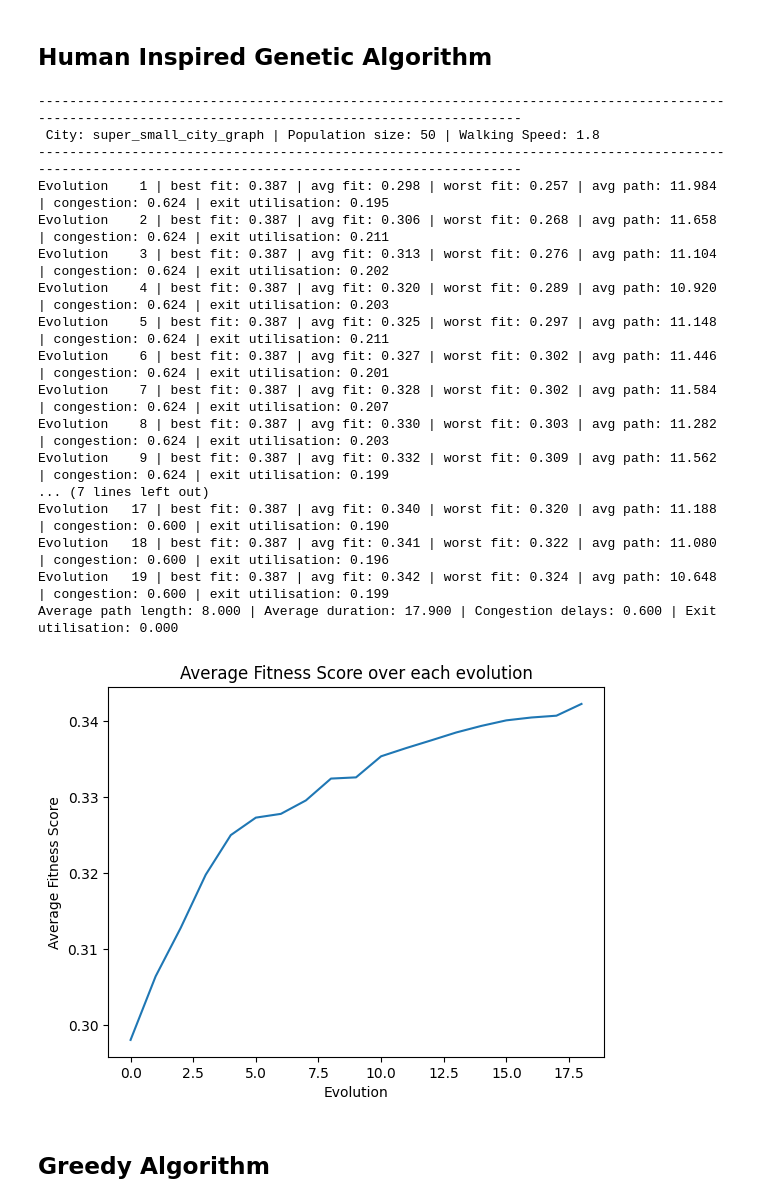
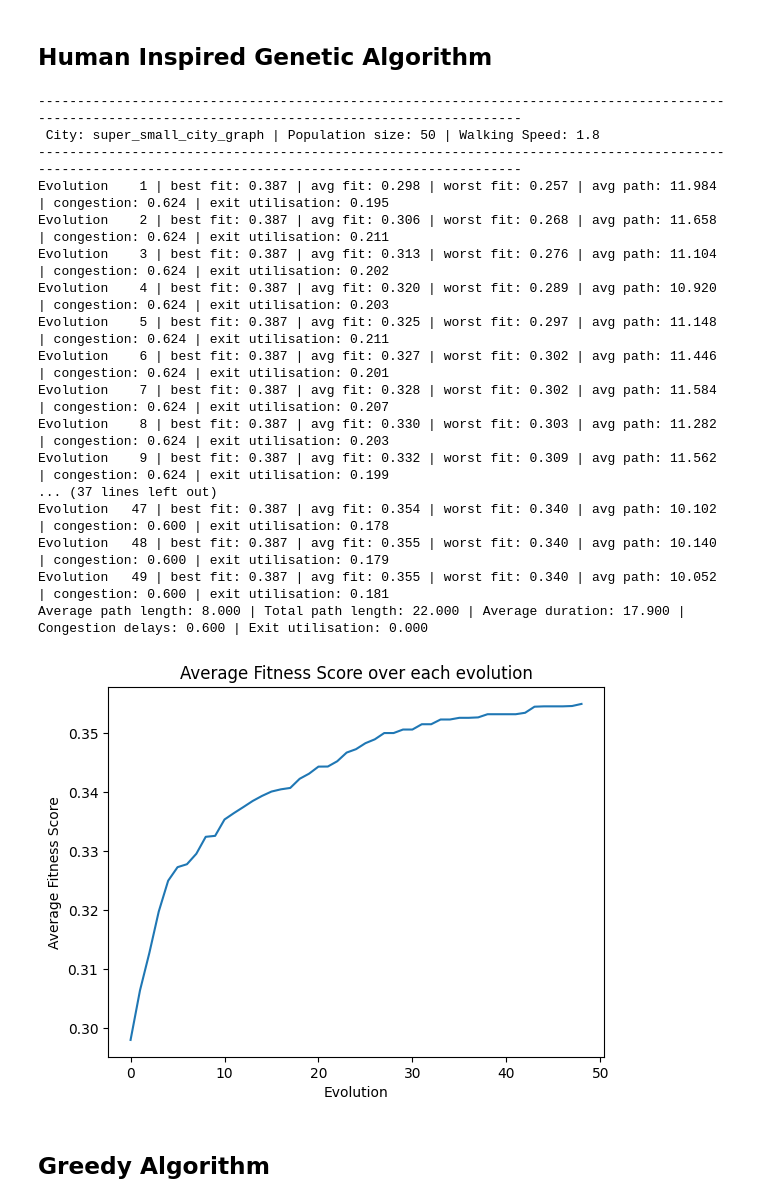
Before and after one commit to lpow311/dissertation, a Jupyter notebook: output_notebook.ipynb, the cells around one changed output. Drawn from its saved outputs; the diff is of its cells as text; code cells hidden in the pictures.

```diff
--- a/output_notebook.ipynb
+++ b/output_notebook.ipynb
@@ -46,32 +46,32 @@ Average path length: 5.300 | Average duration: 10.000 | Congestion delays: 0.600
 # %%
 human_ga_params = {"congestion": True, "walking": True, "panic": True}
 solution_human, evaluation_human = simulate_evacuation(
     city=city,
     num_agents=10,
     population_size=50,
     algorithm_seed=29,
-    max_evolutions=20,
+    max_evolutions=50,
     simulation_params=human_ga_params,
 )
 # %% [output]
 ------------------------------------------------------------------------------------------------------------------------------------------------------
  City: super_small_city_graph | Population size: 50 | Walking Speed: 1.8
 ------------------------------------------------------------------------------------------------------------------------------------------------------
 Evolution    1 | best fit: 0.387 | avg fit: 0.298 | worst fit: 0.257 | avg path: 11.984 | congestion: 0.624 | exit utilisation: 0.195
 Evolution    2 | best fit: 0.387 | avg fit: 0.306 | worst fit: 0.268 | avg path: 11.658 | congestion: 0.624 | exit utilisation: 0.211
 Evolution    3 | best fit: 0.387 | avg fit: 0.313 | worst fit: 0.276 | avg path: 11.104 | congestion: 0.624 | exit utilisation: 0.202
 Evolution    4 | best fit: 0.387 | avg fit: 0.320 | worst fit: 0.289 | avg path: 10.920 | congestion: 0.624 | exit utilisation: 0.203
 Evolution    5 | best fit: 0.387 | avg fit: 0.325 | worst fit: 0.297 | avg path: 11.148 | congestion: 0.624 | exit utilisation: 0.211
 Evolution    6 | best fit: 0.387 | avg fit: 0.327 | worst fit: 0.302 | avg path: 11.446 | congestion: 0.624 | exit utilisation: 0.201
 Evolution    7 | best fit: 0.387 | avg fit: 0.328 | worst fit: 0.302 | avg path: 11.584 | congestion: 0.624 | exit utilisation: 0.207
 Evolution    8 | best fit: 0.387 | avg fit: 0.330 | worst fit: 0.303 | avg path: 11.282 | congestion: 0.624 | exit utilisation: 0.203
 Evolution    9 | best fit: 0.387 | avg fit: 0.332 | worst fit: 0.309 | avg path: 11.562 | congestion: 0.624 | exit utilisation: 0.199
-... (7 lines left out)
-Evolution   17 | best fit: 0.387 | avg fit: 0.340 | worst fit: 0.320 | avg path: 11.188 | congestion: 0.600 | exit utilisation: 0.190
-Evolution   18 | best fit: 0.387 | avg fit: 0.341 | worst fit: 0.322 | avg path: 11.080 | congestion: 0.600 | exit utilisation: 0.196
-Evolution   19 | best fit: 0.387 | avg fit: 0.342 | worst fit: 0.324 | avg path: 10.648 | congestion: 0.600 | exit utilisation: 0.199
-Average path length: 8.000 | Average duration: 17.900 | Congestion delays: 0.600 | Exit utilisation: 0.000
+... (37 lines left out)
+Evolution   47 | best fit: 0.387 | avg fit: 0.354 | worst fit: 0.340 | avg path: 10.102 | congestion: 0.600 | exit utilisation: 0.178
+Evolution   48 | best fit: 0.387 | avg fit: 0.355 | worst fit: 0.340 | avg path: 10.140 | congestion: 0.600 | exit utilisation: 0.179
+Evolution   49 | best fit: 0.387 | avg fit: 0.355 | worst fit: 0.340 | avg path: 10.052 | congestion: 0.600 | exit utilisation: 0.181
+Average path length: 8.000 | Total path length: 22.000 | Average duration: 17.900 | Congestion delays: 0.600 | Exit utilisation: 0.000
-[figure, old version]
+[figure, new version]
 # %% [markdown]
 ## Greedy Algorithm
 # %%
```
Also changed, not shown: parts of 2 cells of this notebook, 3 other files.
